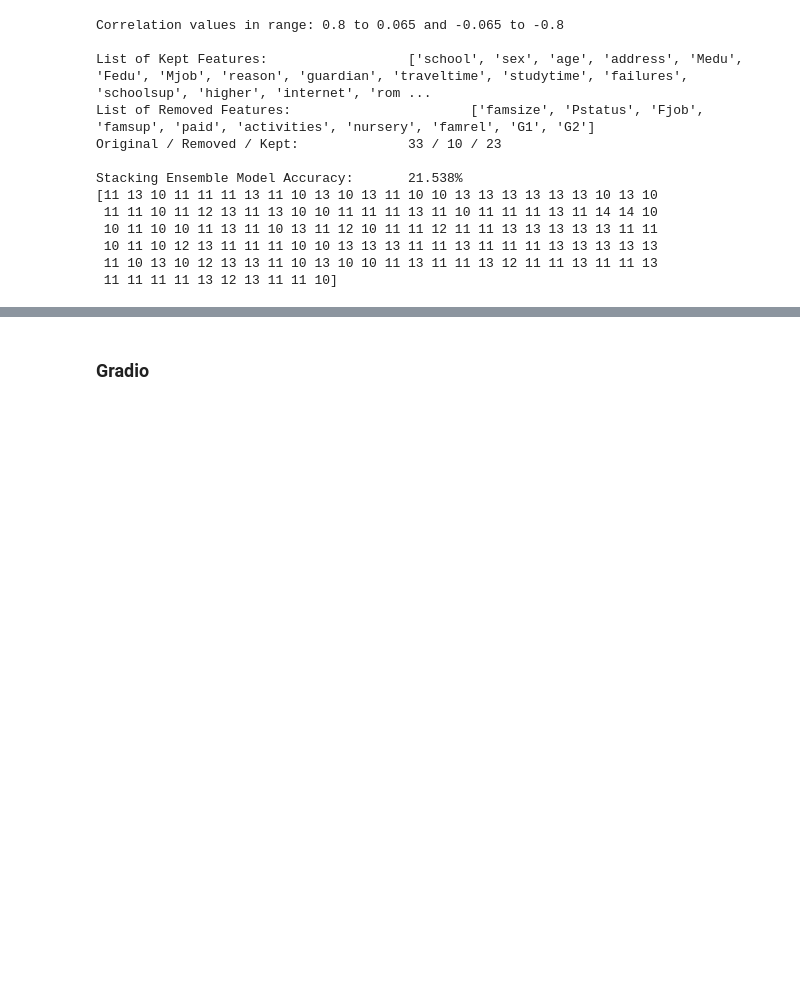
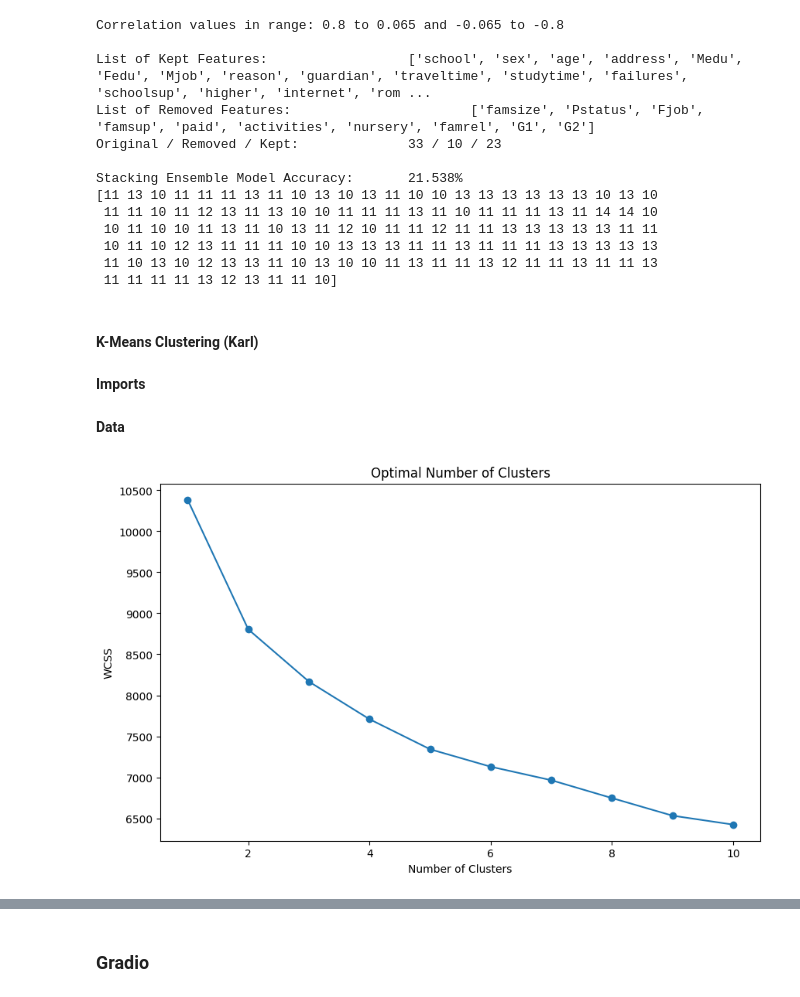
Before and after one commit to matthewkenely/ics5110, a Jupyter notebook: notebook/App.ipynb, the cells around one changed output, grey strips where cells are left out. Cells and saved outputs as stored; diff of their text form; code cells hidden in the pictures; blank space fills up the shorter version.

```diff
--- a/notebook/App.ipynb
+++ b/notebook/App.ipynb
@@ -259,0 +261,4 @@ with open('../gradio/ensemble_gradio/models/stacking_ensemble_model.pkl', 'wb')
+# %% [markdown]
+#### **K-Means Clustering (Karl)**
+# %% [markdown]
+**Imports**
@@ -259,0 +269,27 @@ with open('../gradio/ensemble_gradio/models/stacking_ensemble_model.pkl', 'wb')
+# %% [markdown]
+**Data**
+# %%
+#We must prepare the data first. K-means is not ideal for categorical data so we'll focus on the numerical.
+X = portugese_df[['age', 'Medu', 'Fedu', 'traveltime', 'studytime', 'failures', 'famrel', 'health', 'Dalc', 'Walc', 'G1',
+        'G2', 'G3', 'goout', 'freetime', 'absences']]
+#Standardization
+scaler = StandardScaler()
+X_scaled = scaler.fit_transform(X)
+# %%
+#Before we perform K-means, we must decide how many clusters we're going to use.
+wcss = []
+with warnings.catch_warnings():
+    warnings.filterwarnings("ignore")
+    for k in range(1, 11):
+        kmeans = KMeans(n_clusters=k, random_state=42)
+        kmeans.fit(X_scaled)
+        wcss.append(kmeans.inertia_)
+#Plotting elbow graph
+plt.figure(figsize=(10, 6))
+plt.plot(range(1, 11), wcss, marker='o')
+plt.title('Optimal Number of Clusters')
+plt.xlabel('Number of Clusters')
+plt.ylabel('WCSS')
+plt.show()
+# %% [output]
+[figure, added]
```
Also changed, not shown: parts of 6 cells of this notebook, 1 other file.
